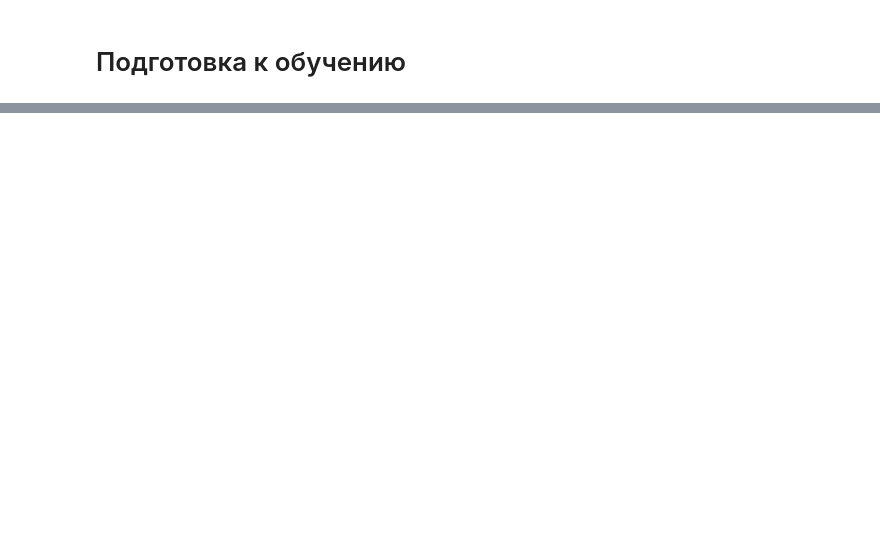
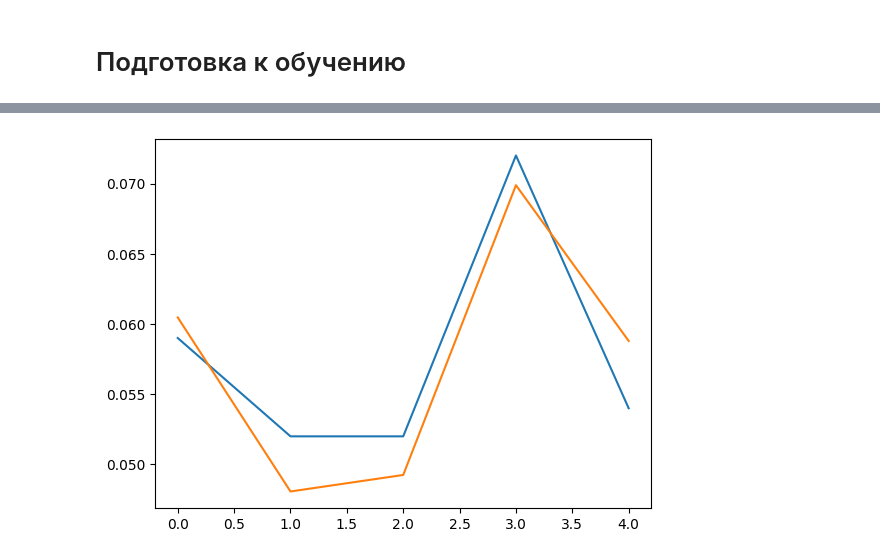
Before and after one commit to Sitd2/danyad, a Jupyter notebook: src/notebooks/1_train_model.ipynb, the cells around one changed output, grey strips where cells are left out. Saved outputs shown, nothing was run; the diff lists cells and outputs as text; code cells hidden in the pictures; blank space fills up the shorter version.

Commit message:
first model

```diff
--- a/src/notebooks/1_train_model.ipynb
+++ b/src/notebooks/1_train_model.ipynb
@@ -54,18 +92,17 @@ preprocessor = ColumnTransformer(
     ])
 
 pipeline = Pipeline(steps=[('preprocessor', preprocessor),
-                           ('regressor', LinearRegression())])
+                           ('regressor', Ridge())])
 
 # Define the parameter grid for GridSearchCV
 param_grid = {
-    'regressor__fit_intercept': [True, False],
-    'regressor__normalize': [True, False]
+    'regressor__alpha': [0.001, 0.01, 0.1, 1],
 }
 # %%
 
 # Perform GridSearchCV
-grid_search = GridSearchCV(pipeline, param_grid, cv=5)
-grid_search.fit(X, y)
+grid_search = GridSearchCV(pipeline, param_grid, cv=5, scoring='neg_mean_squared_error')
+grid_search.fit(X_train, y_train)
 
 # Print the best parameters and best score
 print("Best parameters found: ", grid_search.best_params_)
@@ -74,0 +130,10 @@ NameError: name 'X' is not defined
+# %%
+best_model = grid_search.best_estimator_
+# %%
+pred_vals = best_model.predict(X_test)
+# %%
+sns.lineplot(y_test.values)
+sns.lineplot(pred_vals)
+plt.show()
+# %% [output]
+[figure, added]
```
Also changed, not shown: parts of 17 cells of this notebook, 1 other file.
